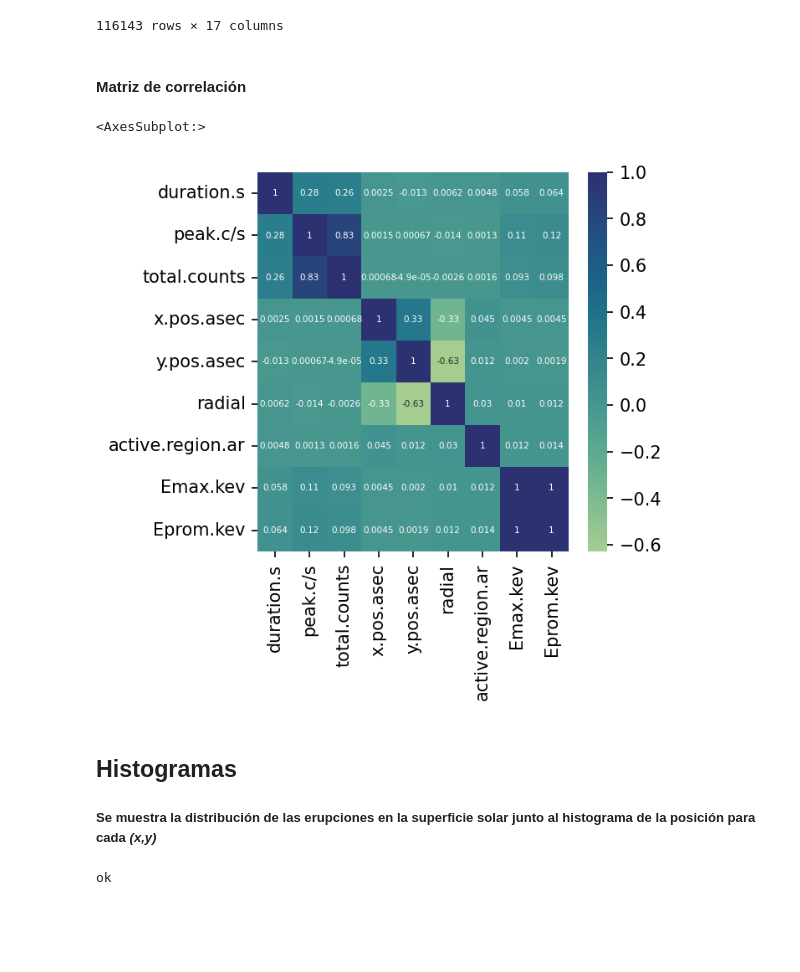
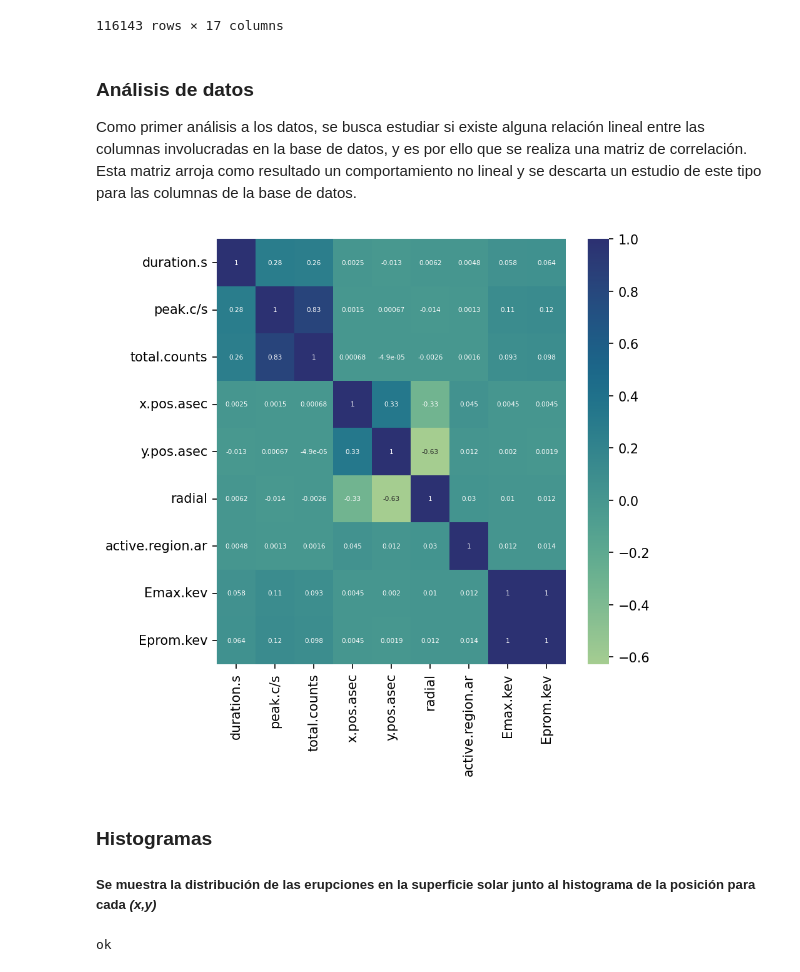
Before and after one commit to Exploratory-Data-Analiysis/Exam_1, a Jupyter notebook: ParcialFC.ipynb, the cells around one changed output. Cells and saved outputs as stored; diff of their text form; code cells hidden in the pictures; blank space fills up the shorter version.

Commit message:
Se añade la grafica de la matriz de correlación y avances en el notebook

```diff
--- a/ParcialFC.ipynb
+++ b/ParcialFC.ipynb
@@ -74,16 +79,17 @@ df
 | 2018-03-03 04:04:08 | 04:06:22 | 04:12:20 | 492 | 42 | 15816.0 | 6-12 | 926 | 128 | 935 | ... |
 116143 rows × 17 columns
 # %% [markdown]
-#### Matriz de correlación
+### Análisis de datos
+Como primer análisis a los datos, se busca estudiar si existe alguna relación lineal entre las columnas involucradas en la base de datos, y es por ello que se realiza una matriz de correlación. Esta matriz arroja como resultado un comportamiento no lineal y se descarta un estudio de este tipo para las columnas de la base de datos.
 # %%
-plt.figure(figsize=(4,4), dpi = 150)
+plt.figure(figsize=(6,6), dpi = 150)
 matriz=df.corr(method='pearson')
 sns.heatmap(matriz,cmap='crest',annot=True, annot_kws={'fontsize':5})
+plt.savefig('matriz.png', dpi=300)
 # %% [output]
-<AxesSubplot:>
-[figure, old version]
+[figure, new version]
 # %% [markdown]
-## Histogramas
+### Histogramas
 ##### Se muestra la distribución de las erupciones en la superficie solar junto al histograma de la posición para cada ***(x,y)***
 # %%
 sns.jointplot(data=df.sort_values('Eprom.kev'), x='x.pos.asec', y='y.pos.asec', hue='energy.kev', kind='scatter', height=9,
```
Also changed, not shown: parts of 5 cells of this notebook, 1 other file.
